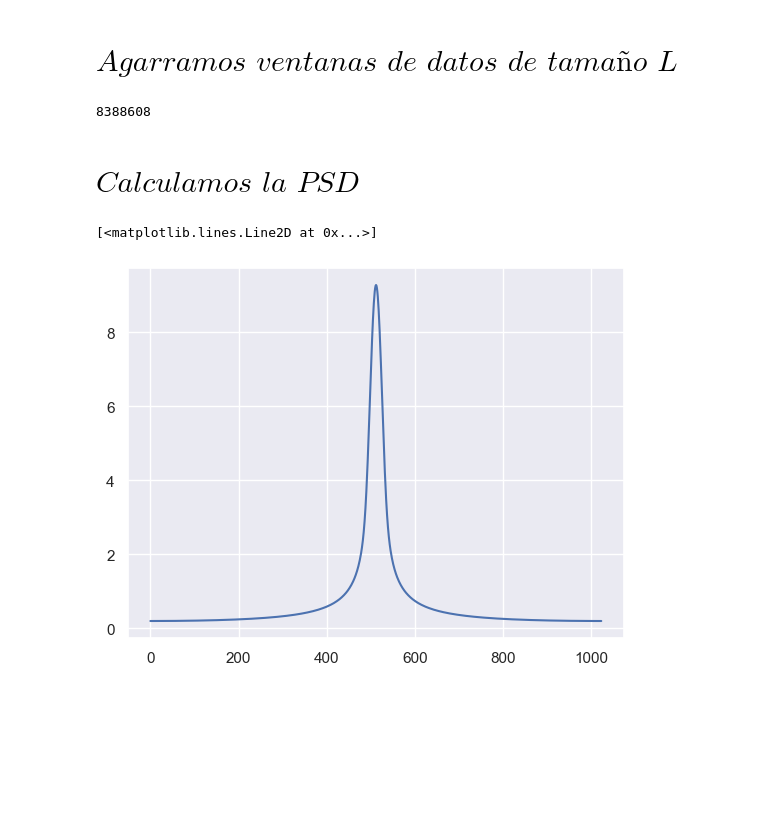
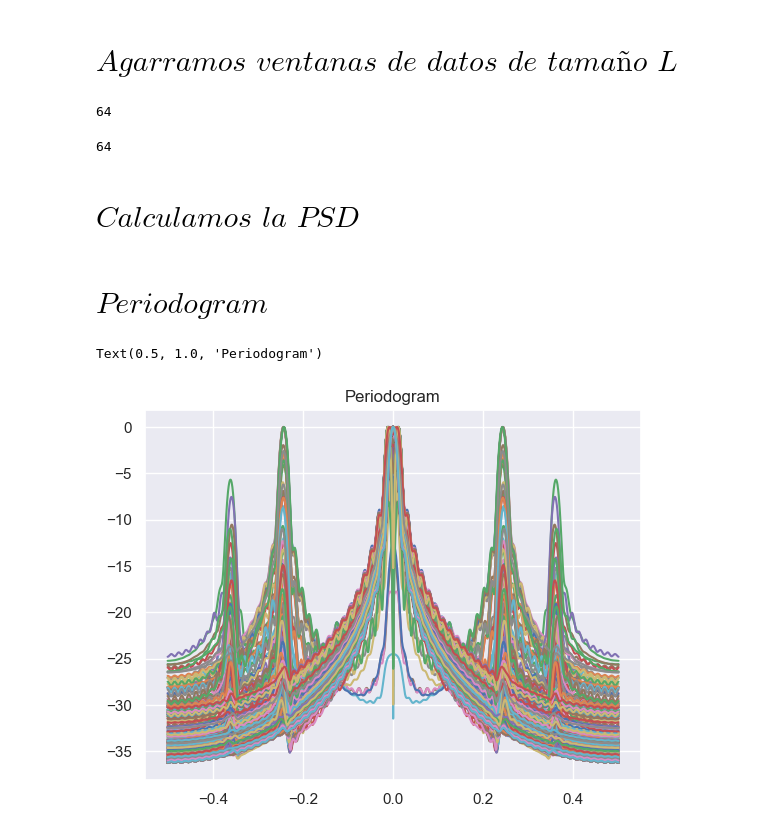
Before and after one commit to GonzaLinares/PASA_TP1, a Jupyter notebook: main.ipynb, the cells around one changed output. Cells and saved outputs as stored; diff of their text form; code cells hidden in the pictures; blank space fills up the shorter version.

```diff
--- a/main.ipynb
+++ b/main.ipynb
@@ -89,6 +92,7 @@ axs[1].set_ylim([-120, 1])
 # %%
 after = np.max(indxt_around)
 before = np.min(indxt_around)
+L = 64
 
 #Getting an neighbourhood of the event
 strain_H1_after_noise = strain_H1[:after]
@@ -96,12 +100,23 @@ strain_L1_after_noise = strain_L1[:after]
 strain_H1_before_noise = strain_H1[before:]
 strain_L1_before_noise = strain_L1[before:]
 
-for
+getChunckForward = lambda lst: [lst[i:i + L] for i in range(0, len(lst), L)][:-1]
+getChunckDownward = lambda lst: [lst[len(lst)-L-i:len(lst)-i] for i in range(0, len(lst), L)]
+
+#Chequear el tama;o de los chuncks para getChunckDownward
+
+noiseH1After = getChunckForward(strain_H1_after_noise)
+noiseL1After = getChunckForward(strain_L1_after_noise)
+noiseH1Before = getChunckDownward(strain_H1_before_noise)
+noiseL1Before = getChunckDownward(strain_L1_before_noise)
-# %%
-T = 2**23
-T
-# %% [output]
-8388608
+# %%
+len(noiseH1After[0])
+# %% [output]
+64
+# %%
+len(noiseH1Before[len(noiseH1Before)-1])
+# %% [output]
+64
 # %% [markdown]
 # $\textit{Calculamos la PSD}$
 # %%
@@ -120,10 +135,21 @@ def estimateAutocorrelation(seq):
 # %%
 def PSD(seq):
     rv = estimateAutocorrelation(seq)
-    Rx = np.abs(fftshift(fft(rv,2048)))
+    rx = fft(rv, 2048) / (N/2.0)
+    Rx = np.abs(fftshift(rx))
     return Rx
-# %%
-plt.plot(PSD(currWindow))
-# %% [output]
-[<matplotlib.lines.Line2D at 0x...>]
-[figure, removed]
+# %%
+exampleSize = 500
+PSDs = [PSD(currWindow * noiseH1After[i]) for i in range(len(noiseH1After))[:exampleSize]]
+# %% [markdown]
+# $\textit{Periodogram}$
+# %%
+for i in range(len(PSDs)):
+    A = PSDs[i]
+    freq = np.linspace(-0.5, 0.5, len(A))
+    response = 20 * np.log10(np.abs((A / abs(A).max())))
+    plt.plot(freq, response)
+plt.title("Periodogram")
+# %% [output]
+Text(0.5, 1.0, 'Periodogram')
+[figure, added]
```
Also changed, not shown: parts of 6 cells of this notebook.
